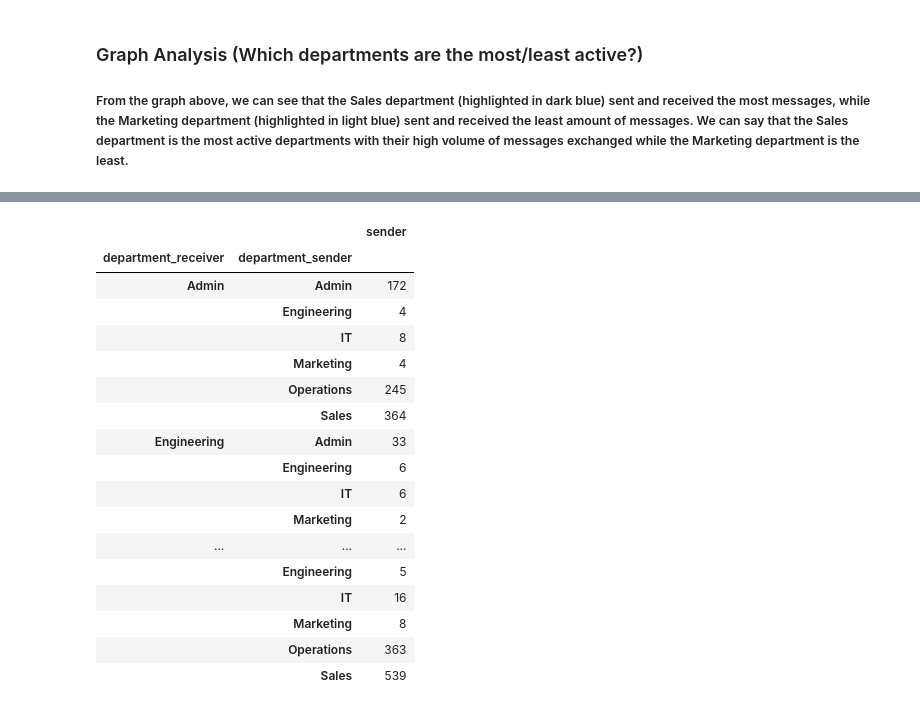
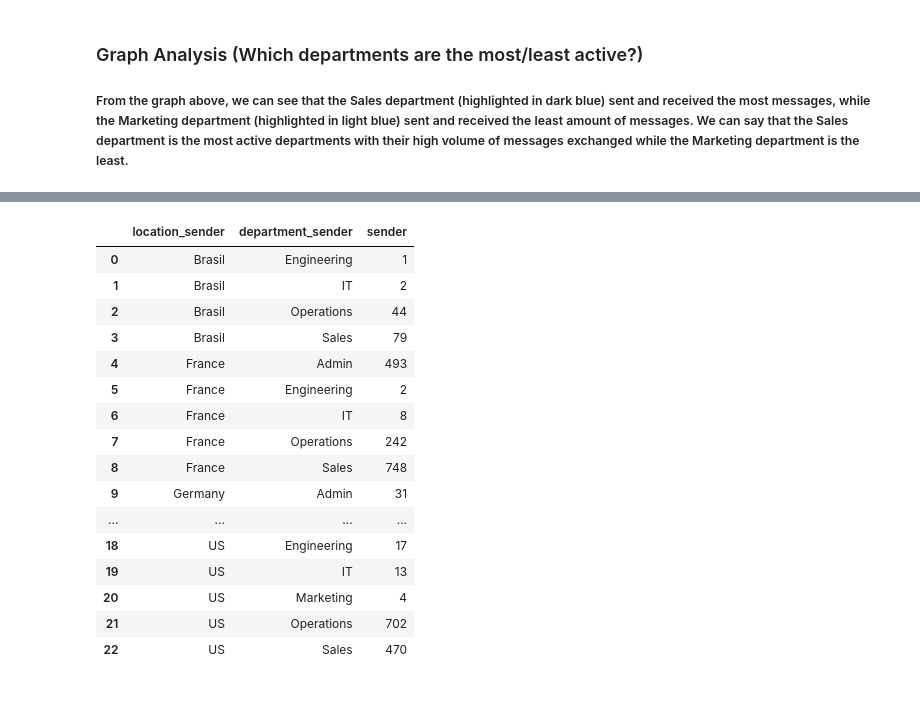
Before and after one commit to nicholastangyx/Datacamp-Competition-Employee-Network-Analysis-, a Jupyter notebook: Analysis.ipynb, the cells around one changed output, grey strips where cells are left out. Saved outputs shown, nothing was run; the diff lists cells and outputs as text; code cells hidden in the pictures.

```diff
--- a/Analysis.ipynb
+++ b/Analysis.ipynb
@@ -283,22 +425,22 @@ test
 # %%
-gg2 = df2.groupby(['department_receiver', 'department_sender']).agg({'sender': 'count'})
-gg2
+k = df2[['sender','department_sender', 'location_sender', 'age_sender']]
+k1 = k.groupby(['location_sender', 'department_sender']).agg({'sender': 'count'}).reset_index()
+k1
 # %% [output]
-|  |  | sender |
-| department_receiver | department_sender |  |
-| Admin | Admin | 172 |
-|  | Engineering | 4 |
-|  | IT | 8 |
-|  | Marketing | 4 |
-|  | Operations | 245 |
-|  | Sales | 364 |
-| Engineering | Admin | 33 |
-|  | Engineering | 6 |
-|  | IT | 6 |
-|  | Marketing | 2 |
-| ... | ... | ... |
-|  | Engineering | 5 |
-|  | IT | 16 |
-|  | Marketing | 8 |
-|  | Operations | 363 |
-|  | Sales | 539 |
+|  | location_sender | department_sender | sender |
+| 0 | Brasil | Engineering | 1 |
+| 1 | Brasil | IT | 2 |
+| 2 | Brasil | Operations | 44 |
+| 3 | Brasil | Sales | 79 |
+| 4 | France | Admin | 493 |
+| 5 | France | Engineering | 2 |
+| 6 | France | IT | 8 |
+| 7 | France | Operations | 242 |
+| 8 | France | Sales | 748 |
+| 9 | Germany | Admin | 31 |
+| ... | ... | ... | ... |
+| 18 | US | Engineering | 17 |
+| 19 | US | IT | 13 |
+| 20 | US | Marketing | 4 |
+| 21 | US | Operations | 702 |
+| 22 | US | Sales | 470 |
```
Also changed, not shown: parts of 19 cells of this notebook, 1 other file.
